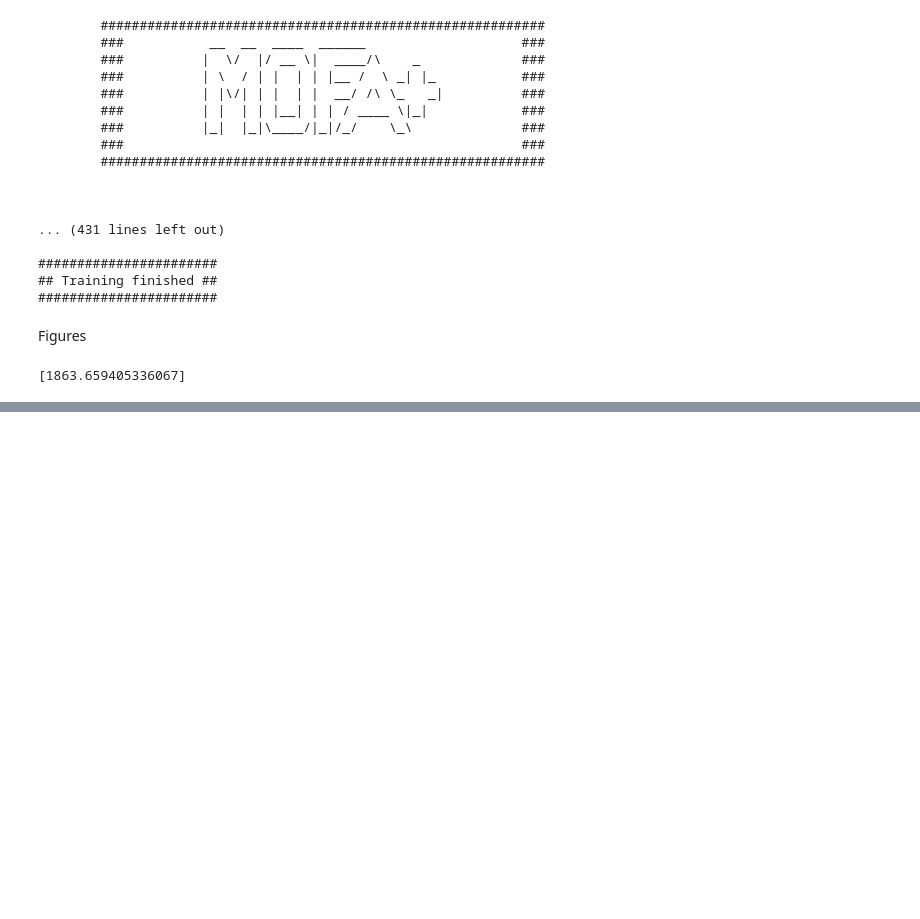
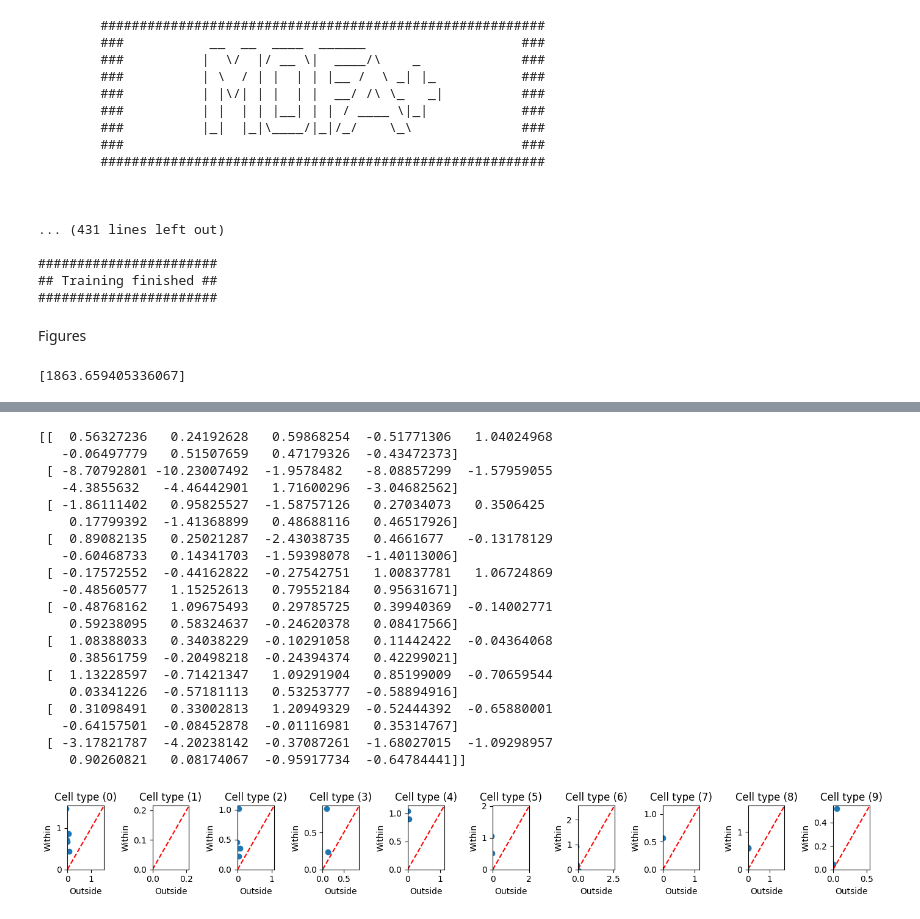
Before and after one commit to Advestis/adilsm, a Jupyter notebook: examples/uci_digits_mofa.ipynb, the cells around one changed output, grey strips where cells are left out. Saved outputs shown, nothing was run; the diff lists cells and outputs as text; code cells hidden in the pictures; blank space fills up the shorter version.

```diff
--- a/examples/uci_digits_mofa.ipynb
+++ b/examples/uci_digits_mofa.ipynb
@@ -277,0 +288,28 @@ plt.show
+# %%
+df_w4_ism = pd.DataFrame(w4_gfa)
+df_w4_ism['list_cell_codes'] = list_cell_codes
+specificity, df_means_within_outside = specificity_score(df_w4_ism)
+print(specificity)
+specificity_plot(df_means_within_outside)
+# %% [output]
+[[  0.56327236   0.24192628   0.59868254  -0.51771306   1.04024968
+   -0.06497779   0.51507659   0.47179326  -0.43472373]
+ [ -8.70792801 -10.23007492  -1.9578482   -8.08857299  -1.57959055
+   -4.3855632   -4.46442901   1.71600296  -3.04682562]
+ [ -1.86111402   0.95825527  -1.58757126   0.27034073   0.3506425
+    0.17799392  -1.41368899   0.48688116   0.46517926]
+ [  0.89082135   0.25021287  -2.43038735   0.4661677   -0.13178129
+   -0.60468733   0.14341703  -1.59398078  -1.40113006]
+ [ -0.17572552  -0.44162822  -0.27542751   1.00837781   1.06724869
+   -0.48560577   1.15252613   0.79552184   0.95631671]
+ [ -0.48768162   1.09675493   0.29785725   0.39940369  -0.14002771
+    0.59238095   0.58324637  -0.24620378   0.08417566]
+ [  1.08388033   0.34038229  -0.10291058   0.11442422  -0.04364068
+    0.38561759  -0.20498218  -0.24394374   0.42299021]
+ [  1.13228597  -0.71421347   1.09291904   0.85199009  -0.70659544
+    0.03341226  -0.57181113   0.53253777  -0.58894916]
+ [  0.31098491   0.33002813   1.20949329  -0.52444392  -0.65880001
+   -0.64157501  -0.08452878  -0.01116981   0.35314767]
+ [ -3.17821787  -4.20238142  -0.37087261  -1.68027015  -1.09298957
+    0.90260821   0.08174067  -0.95917734  -0.64784441]]
+[figure, added]
```
Also changed, not shown: parts of 2 cells of this notebook, 41 other files.
